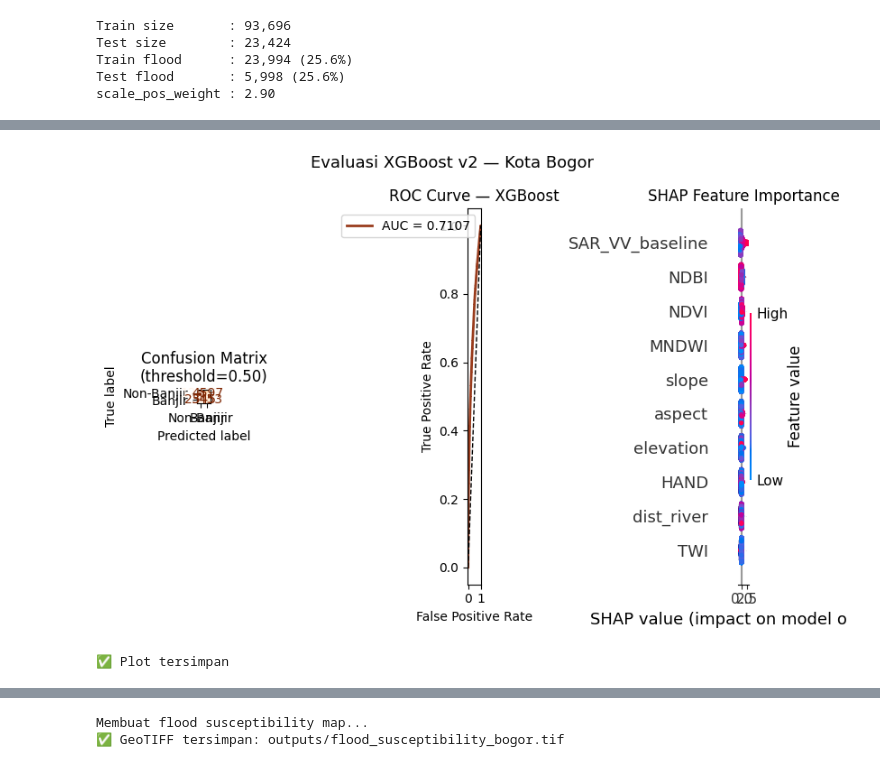
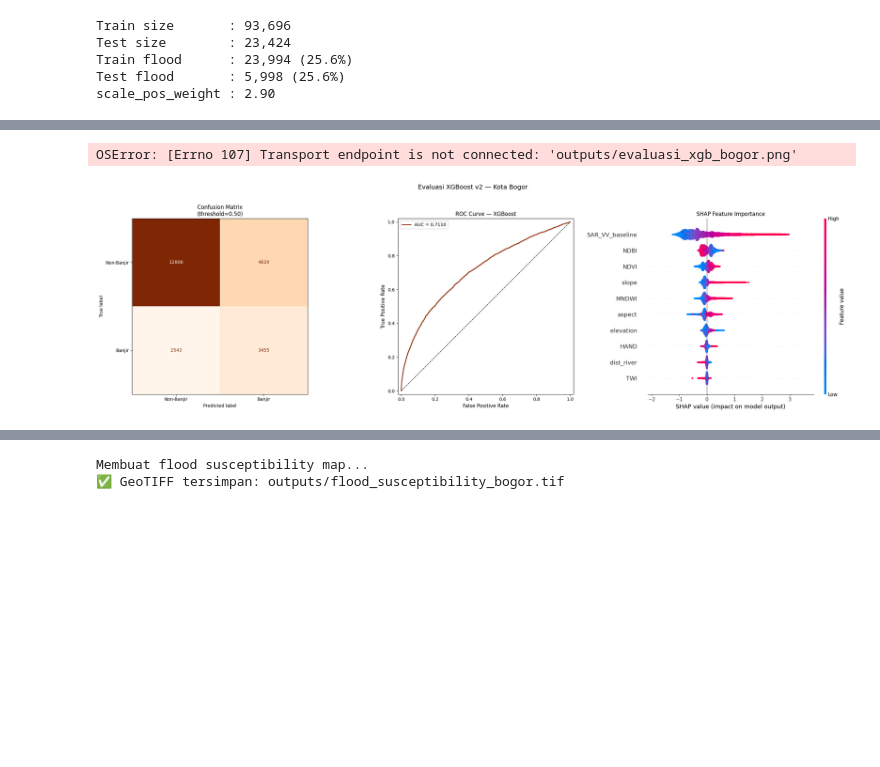
Before and after one commit to La01234/flood-hazard-bandung-bogor, a Jupyter notebook: notebooks/B_bogor_xgb.ipynb, the cells around one changed output, grey strips where cells are left out. Saved outputs shown, nothing was run; the diff lists cells and outputs as text; code cells hidden in the pictures; blank space fills up the shorter version.

```diff
--- a/notebooks/B_bogor_xgb.ipynb
+++ b/notebooks/B_bogor_xgb.ipynb
@@ -506,38 +506,51 @@ weighted avg       0.73      0.70      0.71     23424
 # %%
-fig, axes = plt.subplots(1, 3, figsize=(24, 7))
+fig, axes = plt.subplots(1, 3, figsize=(24, 7))  # ← lebih lebar & tinggi
 
-# Confusion Matrix (threshold optimal)
+# ── Confusion Matrix ──────────────────────────────────────────
 cm   = confusion_matrix(y_test, y_pred_tuned)
 disp = ConfusionMatrixDisplay(cm, display_labels=['Non-Banjir', 'Banjir'])
 disp.plot(ax=axes[0], colorbar=False, cmap='Oranges')
-axes[0].set_title(f'Confusion Matrix\n(threshold={best_threshold:.2f})')
+axes[0].set_title(f'Confusion Matrix\n(threshold={best_threshold:.2f})', fontsize=12)
 
-# ROC Curve
+# ── ROC Curve ─────────────────────────────────────────────────
 fpr, tpr, _ = roc_curve(y_test, y_proba)
 axes[1].plot(fpr, tpr, color='#993C1D', lw=2, label=f'AUC = {auc:.4f}')
 axes[1].plot([0, 1], [0, 1], 'k--', lw=1)
-axes[1].set_xlabel('False Positive Rate')
-axes[1].set_ylabel('True Positive Rate')
-axes[1].set_title('ROC Curve — XGBoost')
-axes[1].legend()
+axes[1].set_xlabel('False Positive Rate', fontsize=11)
+axes[1].set_ylabel('True Positive Rate', fontsize=11)
+axes[1].set_title('ROC Curve — XGBoost', fontsize=12)
+axes[1].set_xlim([-0.02, 1.02])   # ← beri sedikit padding kiri-kanan
+axes[1].set_ylim([-0.02, 1.02])   # ← beri sedikit padding atas-bawah
+axes[1].set_aspect('equal')        # ← paksa kotak agar tidak gepeng
+axes[1].legend(fontsize=10)
 
-# SHAP Summary Plot
+# ── SHAP Summary Plot ─────────────────────────────────────────
 explainer   = shap.TreeExplainer(best_xgb)
 shap_values = explainer.shap_values(X_test)
+
 plt.sca(axes[2])
-shap.summary_plot(shap_values, X_test,
-                  feature_names=feature_cols_model,
-                  show=False)
-axes[2].set_title('SHAP Feature Importance')
+shap.summary_plot(
+    shap_values, X_test,
+    feature_names=feature_cols_model,
+    show=False,
+    plot_size=None   # ← biarkan matplotlib yang kontrol ukuran
+)
+axes[2].set_title('SHAP Feature Importance', fontsize=12)
 
-plt.suptitle(f'Evaluasi XGBoost v2 — Kota {CITY.title()}', fontsize=13)
-plt.tight_layout()
+# ── padding sumbu X SHAP agar tidak terpotong ─────────────────
+x_min, x_max = axes[2].get_xlim()
+margin = (x_max - x_min) * 0.15   # tambah 15% margin kiri-kanan
+axes[2].set_xlim(x_min - margin, x_max + margin)
+
+# ── Layout & Simpan ───────────────────────────────────────────
+plt.suptitle(f'Evaluasi XGBoost v2 — Kota {CITY.title()}', fontsize=14, y=1.02)
+plt.tight_layout(rect=[0, 0, 1, 1])
 plt.savefig(f'outputs/evaluasi_xgb_{CITY}.png', dpi=150, bbox_inches='tight')
 plt.show()
 print("✅ Plot tersimpan")
 # %% [output]
+OSError: [Errno 107] Transport endpoint is not connected: 'outputs/evaluasi_xgb_bogor.png'
-[figure, old version]
+[figure, new version]
-✅ Plot tersimpan
 # %%
 fig, axes = plt.subplots(1, 2, figsize=(14, 5))
 
```
Also changed, not shown: parts of 27 cells of this notebook.
